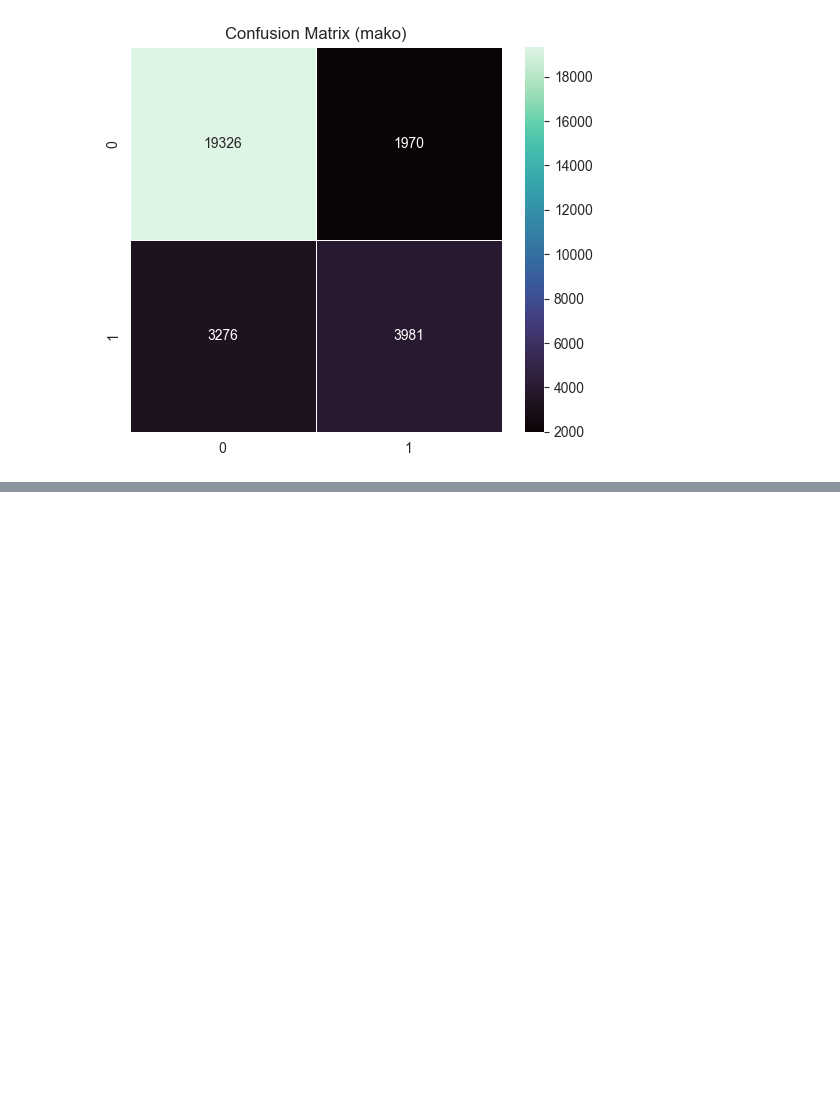
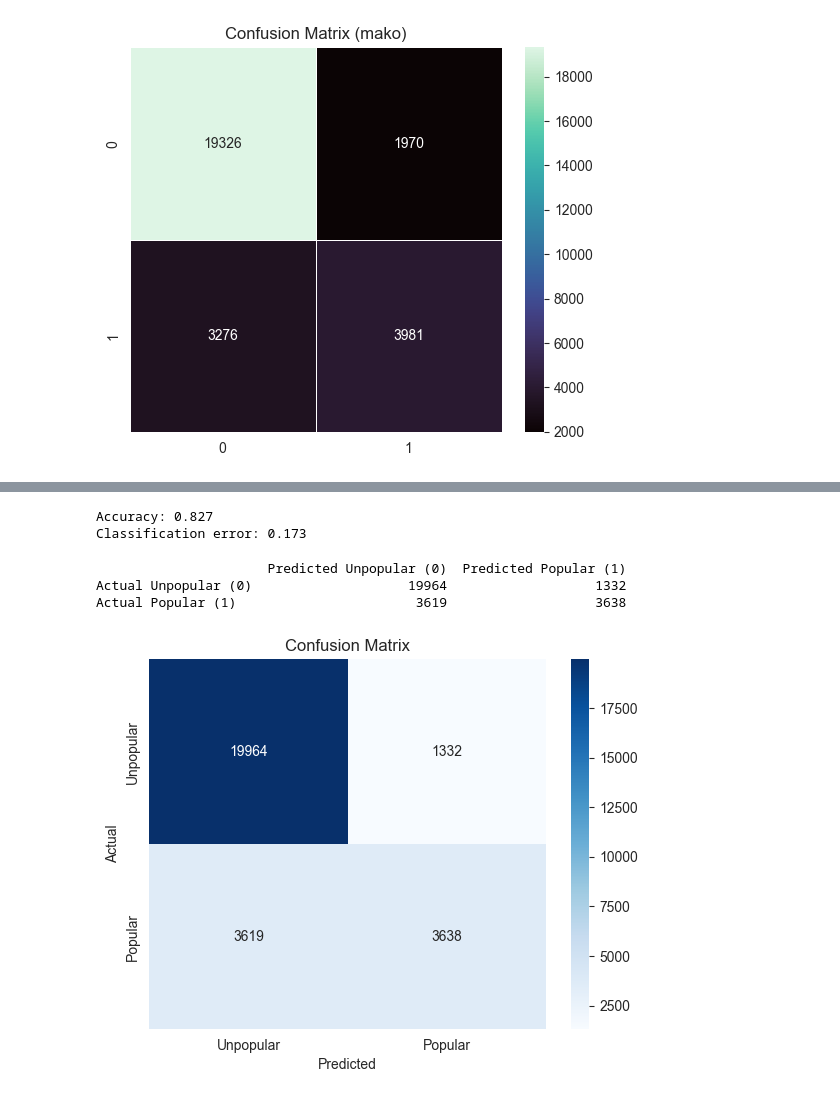
Before and after one commit to CameronOldweiler/DataProjects, a Jupyter notebook: Project2.ipynb, the cells around one changed output, grey strips where cells are left out. Saved outputs shown, nothing was run; the diff lists cells and outputs as text; code cells hidden in the pictures; blank space fills up the shorter version.

```diff
--- a/Project2.ipynb
+++ b/Project2.ipynb
@@ -836,0 +948,15 @@ for pal in ['rocket', 'mako']:
+# %%
+X_train, X_test, y_train, y_test = train_test_split(
+    X,
+    y,
+    test_size = 0.20,
+    stratify = y,
+    random_state = 42
+)
+# %%
+scaler = StandardScaler()
+X_train_scaled = scaler.fit_transform(X_train)
+X_test_scaled = scaler.fit_transform(X_test)
+# %%
+knn = KNeighborsClassifier(n_neighbors = 10)
+knn.fit(X_train_scaled, y_train)
@@ -836,0 +965,5 @@ for pal in ['rocket', 'mako']:
+# %%
+y_pred = knn.predict(X_test_scaled)
+print("Accuracy:", accuracy_score(y_test, y_pred))
+print("\nClassification Report: \n", classification_report(y_test, y_pred))
+print("\nConfusion Matrix: \n", confusion_matrix(y_test, y_pred))
@@ -836,0 +987,37 @@ for pal in ['rocket', 'mako']:
+# %%
+acc = accuracy_score(y_test, y_pred)
+error_rate = 1 - acc
+
+print(f"Accuracy: {acc:.3f}")
+print(f"Classification error: {error_rate:.3f}")
+# %% [output]
+Accuracy: 0.827
+Classification error: 0.173
+# %%
+# y_test and y_pred from your model
+cm = confusion_matrix(y_test, y_pred)
+# cm layout: [[TN, FP],
+#             [FN, TP]]
+
+cm_df = pd.DataFrame(
+    cm,
+    index=['Actual Unpopular (0)', 'Actual Popular (1)'],
+    columns=['Predicted Unpopular (0)', 'Predicted Popular (1)']
+)
+
+print(cm_df)
+# %% [output]
+                      Predicted Unpopular (0)  Predicted Popular (1)
+Actual Unpopular (0)                    19964                   1332
+Actual Popular (1)                       3619                   3638
+# %%
+cm = confusion_matrix(y_test, y_pred)
+sns.heatmap(cm, annot=True, fmt='d', cmap='Blues',
+            xticklabels=['Unpopular', 'Popular'],
+            yticklabels=['Unpopular', 'Popular'])
+plt.xlabel('Predicted')
+plt.ylabel('Actual')
+plt.title('Confusion Matrix')
+plt.show()
+# %% [output]
+[figure, added]
```
Also changed, not shown: parts of 12 cells of this notebook, 1 other file.
